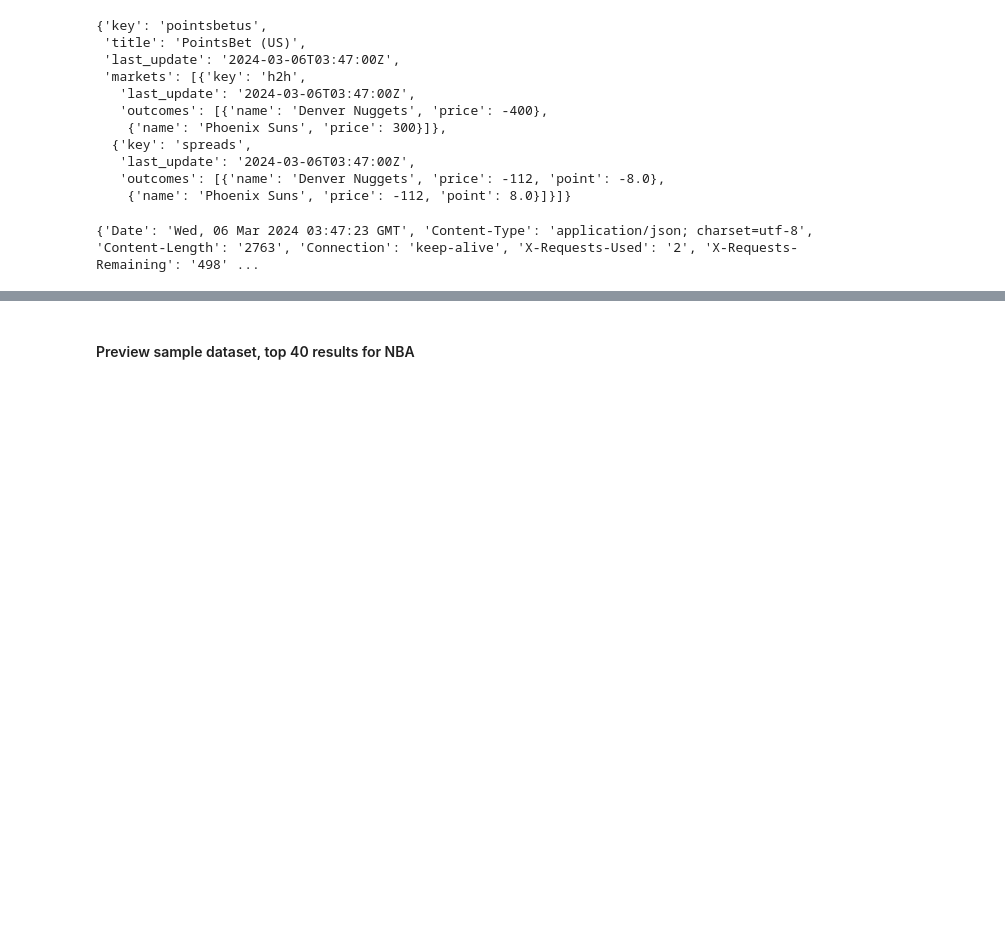
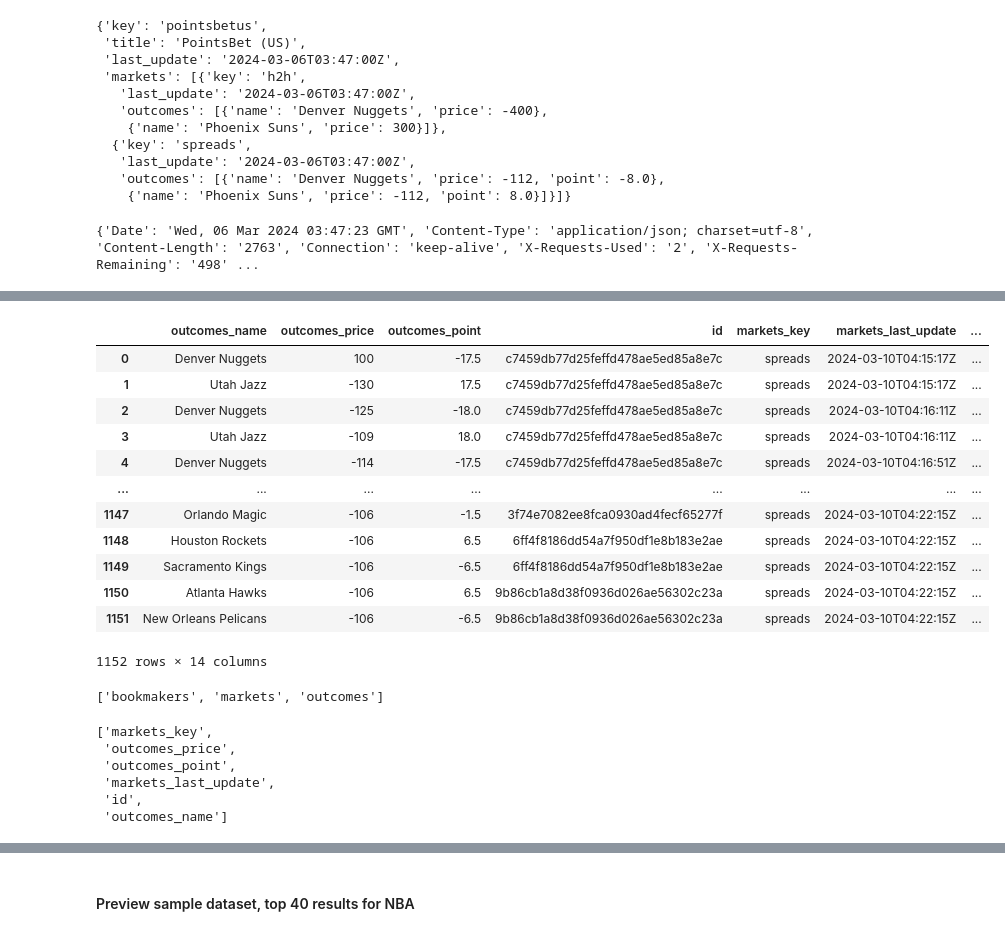
Before and after one commit to tbakely/botley-betting-model, a Jupyter notebook: test_data_extraction.ipynb, the cells around one changed output, grey strips where cells are left out. Cells and saved outputs as stored; diff of their text form; code cells hidden in the pictures; blank space fills up the shorter version.

```diff
--- a/test_data_extraction.ipynb
+++ b/test_data_extraction.ipynb
@@ -196,0 +224,15 @@ result_df.shape
+# %%
+def find_nested_keys(data: dict):
+    for key, value in data.items():
+        if isinstance(value, list):
+            yield key
+            yield from find_nested_keys(value[0])
+
+def find_column_keys(data: dict, nested_keys: list[str]):
+    if not nested_keys:
+        return
+    nested_key = nested_keys.pop(0)
+    yield [key for key in data.keys() if not key == nested_key]
+    yield from find_column_keys(data[nested_key][0], nested_keys)
+
+# def normalize_json_to_df():
@@ -196,0 +339,31 @@ result_df.shape
+# %%
+unnested_data = UndoNest(sportsbook_data)
+unnested_data.get_finalized_table()
+# %% [output]
+|  | outcomes_name | outcomes_price | outcomes_point | id | markets_key | markets_last_update | ... |
+| 0 | Denver Nuggets | 100 | -17.5 | c7459db77d25feffd478ae5ed85a8e7c | spreads | 2024-03-10T04:15:17Z | ... |
+| 1 | Utah Jazz | -130 | 17.5 | c7459db77d25feffd478ae5ed85a8e7c | spreads | 2024-03-10T04:15:17Z | ... |
+| 2 | Denver Nuggets | -125 | -18.0 | c7459db77d25feffd478ae5ed85a8e7c | spreads | 2024-03-10T04:16:11Z | ... |
+| 3 | Utah Jazz | -109 | 18.0 | c7459db77d25feffd478ae5ed85a8e7c | spreads | 2024-03-10T04:16:11Z | ... |
+| 4 | Denver Nuggets | -114 | -17.5 | c7459db77d25feffd478ae5ed85a8e7c | spreads | 2024-03-10T04:16:51Z | ... |
+| ... | ... | ... | ... | ... | ... | ... | ... |
+| 1147 | Orlando Magic | -106 | -1.5 | 3f74e7082ee8fca0930ad4fecf65277f | spreads | 2024-03-10T04:22:15Z | ... |
+| 1148 | Houston Rockets | -106 | 6.5 | 6ff4f8186dd54a7f950df1e8b183e2ae | spreads | 2024-03-10T04:22:15Z | ... |
+| 1149 | Sacramento Kings | -106 | -6.5 | 6ff4f8186dd54a7f950df1e8b183e2ae | spreads | 2024-03-10T04:22:15Z | ... |
+| 1150 | Atlanta Hawks | -106 | 6.5 | 9b86cb1a8d38f0936d026ae56302c23a | spreads | 2024-03-10T04:22:15Z | ... |
+| 1151 | New Orleans Pelicans | -106 | -6.5 | 9b86cb1a8d38f0936d026ae56302c23a | spreads | 2024-03-10T04:22:15Z | ... |
+1152 rows × 14 columns
+# %%
+# list(find_nested_keys(unnested_data.json_response[0]))
+list(unnested_data._find_nested_keys(unnested_data.json_response[0]))
+# %% [output]
+['bookmakers', 'markets', 'outcomes']
+# %%
+list(set(test_list[-1].columns) & set(test_list[-2].columns))
+# %% [output]
+['markets_key',
+ 'outcomes_price',
+ 'outcomes_point',
+ 'markets_last_update',
+ 'id',
+ 'outcomes_name']
```
Also changed, not shown: parts of 16 cells of this notebook.
